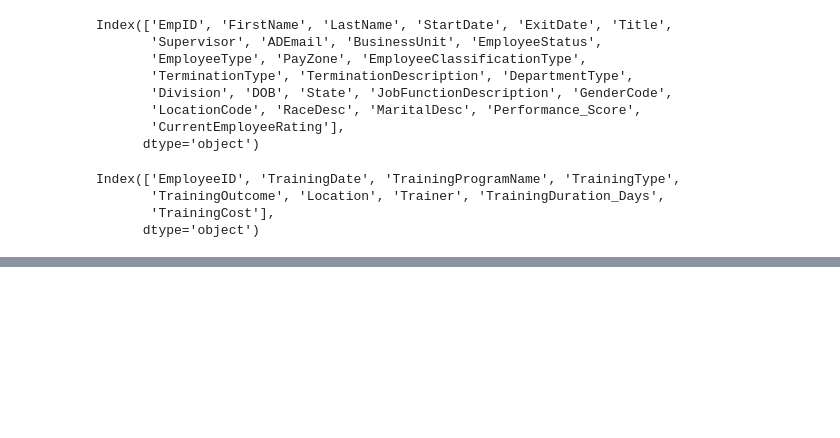
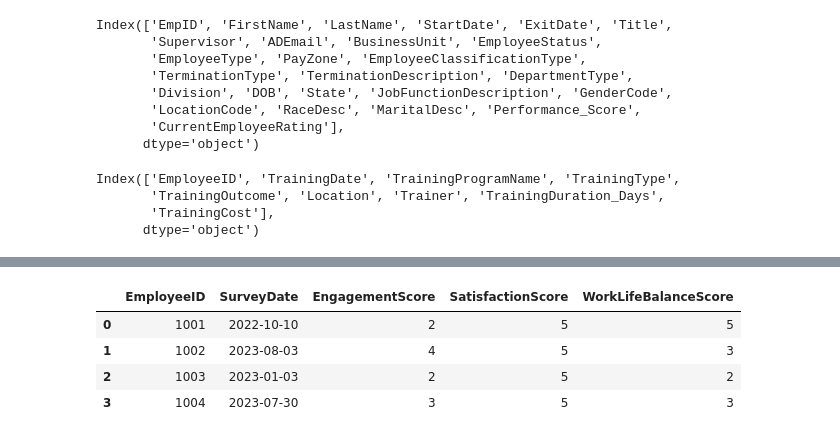
Before and after one commit to ankitlovanshi1/data_engineer, a Jupyter notebook: sql/employee_info.ipynb, the cells around one changed output, grey strips where cells are left out. Saved outputs shown, nothing was run; the diff lists cells and outputs as text; code cells hidden in the pictures; blank space fills up the shorter version.

```diff
--- a/sql/employee_info.ipynb
+++ b/sql/employee_info.ipynb
@@ -575,0 +580,8 @@ Index(['EmployeeID', 'TrainingDate', 'TrainingProgramName', 'TrainingType',
+# %%
+employee_engagement_survey_data.head(4)
+# %% [output]
+|  | EmployeeID | SurveyDate | EngagementScore | SatisfactionScore | WorkLifeBalanceScore |
+| 0 | 1001 | 2022-10-10 | 2 | 5 | 5 |
+| 1 | 1002 | 2023-08-03 | 4 | 5 | 3 |
+| 2 | 1003 | 2023-01-03 | 2 | 5 | 2 |
+| 3 | 1004 | 2023-07-30 | 3 | 5 | 3 |
```
Also changed, not shown: parts of 4 cells of this notebook.
